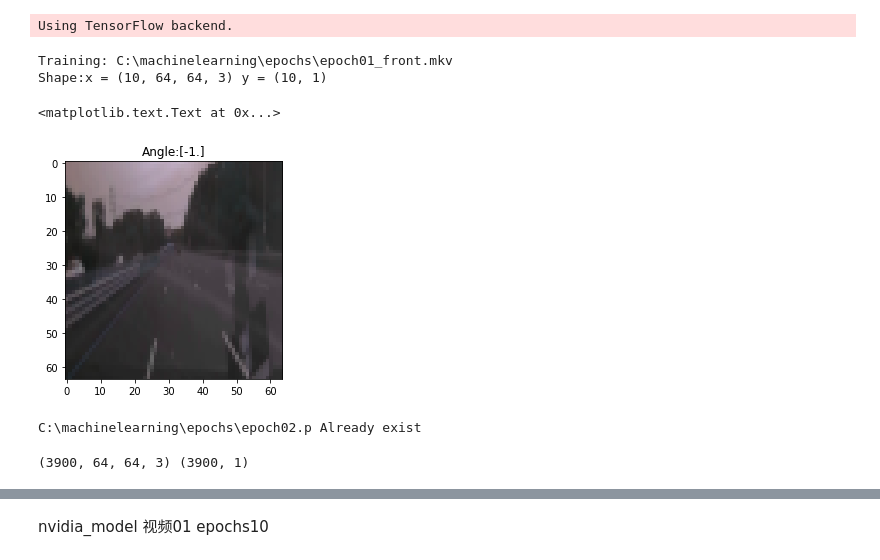
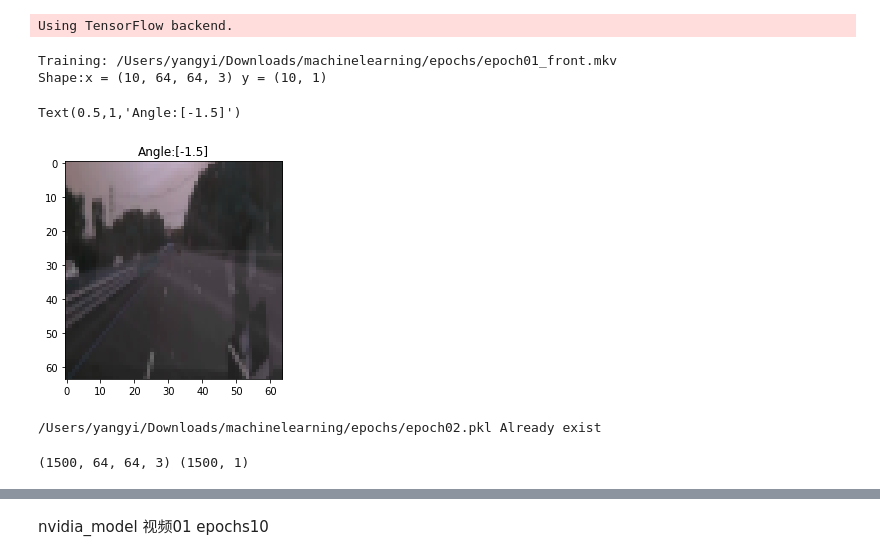
Before and after one commit to meizeidexzh/machinelearning-1, a Jupyter notebook: deep_tesla/deeptesla.ipynb, the cells around one changed output, grey strips where cells are left out. Cells and saved outputs as stored; diff of their text form; code cells hidden in the pictures.

```diff
--- a/deep_tesla/deeptesla.ipynb
+++ b/deep_tesla/deeptesla.ipynb
@@ -34,37 +34,37 @@ class VidDataGenerator():
         for i in range(self.current_frame,self.current_frame+self.batch_size):
             utils.cv2_goto_frame(cap,i)
             ret, frame = cap.read()
             if (ret == True):
                 shape = frame.shape
                 frame = frame[int(shape[0]/3):shape[0]-150, 0:shape[1]]
                 frame = cv2.resize(frame, (self.input_shape[0], self.input_shape[1]), interpolation=cv2.INTER_AREA)
                 frame = np.resize(frame, (self.input_shape[0], self.input_shape[1], self.input_shape[2]))
                 images.append(frame)
                 del frame
         images = np.array(images)
         self.current_frame = utils.cv2_current_frame(cap)
         cap.release()
 
         return (images[:int(self.batch_size*self.train_ratio)],labels[:int(self.batch_size*self.train_ratio)],
                 images[int(self.batch_size*self.train_ratio):],labels[int(self.batch_size*self.train_ratio):])
 
 #Test
 from matplotlib import pyplot
 %matplotlib inline
 img_path = params.data_dir
 input_shape=(64, 64, params.FLAGS.img_c)
 x_test,y_test,_,_ = VidDataGenerator(img_path,'01',batch_size=10,input_shape=input_shape).next_batch()
 assert len(x_test)==len(y_test)
-index = 8
+index = 9
 print('Shape:x =',x_test.shape,'y =',y_test.shape)
 pyplot.imshow(x_test[index])
 pyplot.title('Angle:'+str(y_test[index]))
 # %% [output]
 Using TensorFlow backend.
-Training: C:\machinelearning\epochs\epoch01_front.mkv
+Training: /Users/yangyi/Downloads/machinelearning/epochs/epoch01_front.mkv
 Shape:x = (10, 64, 64, 3) y = (10, 1)
-<matplotlib.text.Text at 0x...>
+Text(0.5,1,'Angle:[-1.5]')
-[figure, old version]
+[figure, new version]
 # %%
 #生成器
 def train_generator(img_path,epochs):
@@ -86,7 +86,7 @@ def save_train_file():
     input_shape=(params.FLAGS.img_w, params.FLAGS.img_h, params.FLAGS.img_c)
     #for i in ['01','02','03','04','05','06','07','08','09','10']:
     for i in ['02']:
-        file_name = utils.join_dir(img_path, 'epoch{:0>2}.p'.format(i))
+        file_name = utils.join_dir(img_path, 'epoch{:0>2}.pkl'.format(i))
         if(os.path.exists(file_name)):
             print(file_name,'Already exist')
             break
@@ -99,14 +99,14 @@ def save_train_file():
 
 save_train_file()
 # %% [output]
-C:\machinelearning\epochs\epoch02.p Already exist
+/Users/yangyi/Downloads/machinelearning/epochs/epoch02.pkl Already exist
 # %%
-file_name = utils.join_dir(img_path, 'epoch{:0>2}.p'.format('02'))
+file_name = utils.join_dir(img_path, 'epoch{:0>2}.pkl'.format('01'))
 with open(file_name,'rb') as fs:
     x_train,y_train = pickle.load(fs)
 print(x_train.shape,y_train.shape)
 # %% [output]
-(3900, 64, 64, 3) (3900, 1)
+(1500, 64, 64, 3) (1500, 1)
 # %%
 #vgg16模型改造
 import keras
```
Also changed, not shown: parts of 4 cells of this notebook.
